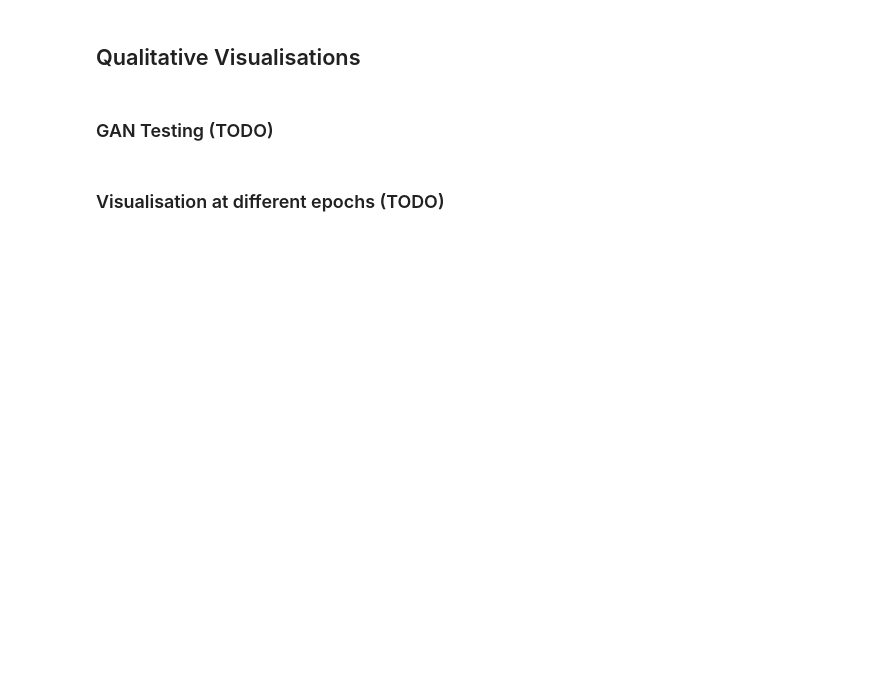
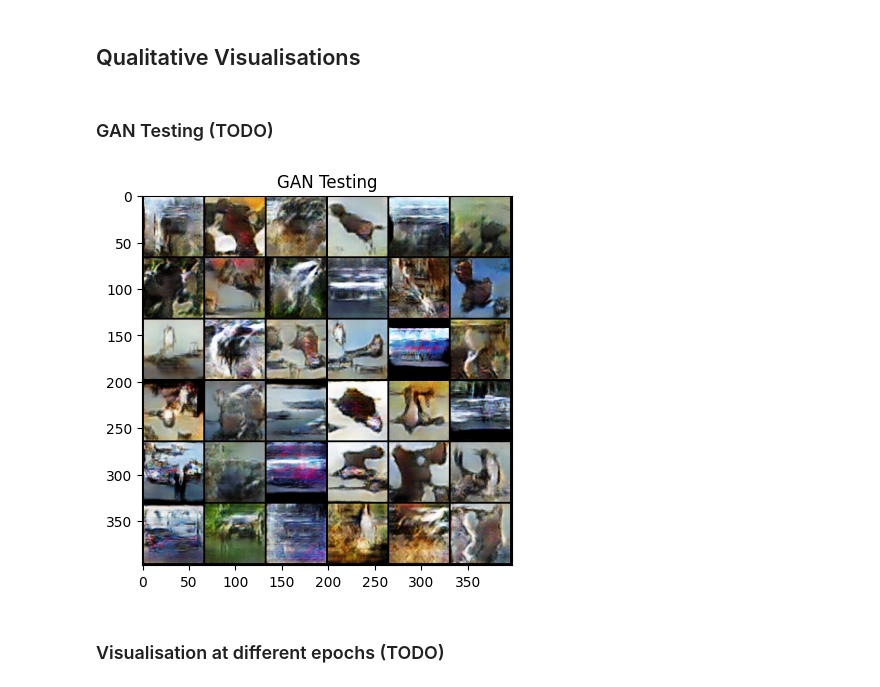
Before and after one commit to git-dhruv/CycleGAN-Pytorch, a Jupyter notebook: CIS680_Fall2020_HW5_VAE_GAN_template.ipynb, the cells around one changed output. Drawn from its saved outputs; the diff is of its cells as text; code cells hidden in the pictures; blank space fills up the shorter version.

```diff
--- a/CIS680_Fall2020_HW5_VAE_GAN_template.ipynb
+++ b/CIS680_Fall2020_HW5_VAE_GAN_template.ipynb
@@ -894,19 +913,27 @@ NameError: name 'torch' is not defined
 # %% [markdown]
 ### GAN Testing (TODO)
 # %%
+def load_param(num_eps):
+  model_saved = torch.load('models/gan_{}.pt'.format(num_eps))
+  netG.load_state_dict(model_saved['netG'])
+  netD.load_state_dict(model_saved['netD'])
+
+
 ep = 100
 def oneModelTest(ep):
     load_param(ep)
     with torch.no_grad():
-        b_size = 6
+        b_size = 36
         latentVar = torch.randn(b_size, nz, 1, 1, device=device)
         image_6x6 = netG(latentVar)
         images_in_grid = vutils.make_grid(image_6x6, nrow=6 , normalize=True)
         plt.figure()
         plt.imshow(images_in_grid.cpu().numpy().transpose(1,2,0))
         plt.title("GAN Testing")
         plt.show()
 oneModelTest(ep)
+# %% [output]
+[figure, added]
 # %% [markdown]
 ### Visualisation at different epochs (TODO)
 # %%
```
Also changed, not shown: parts of 4 cells of this notebook.
